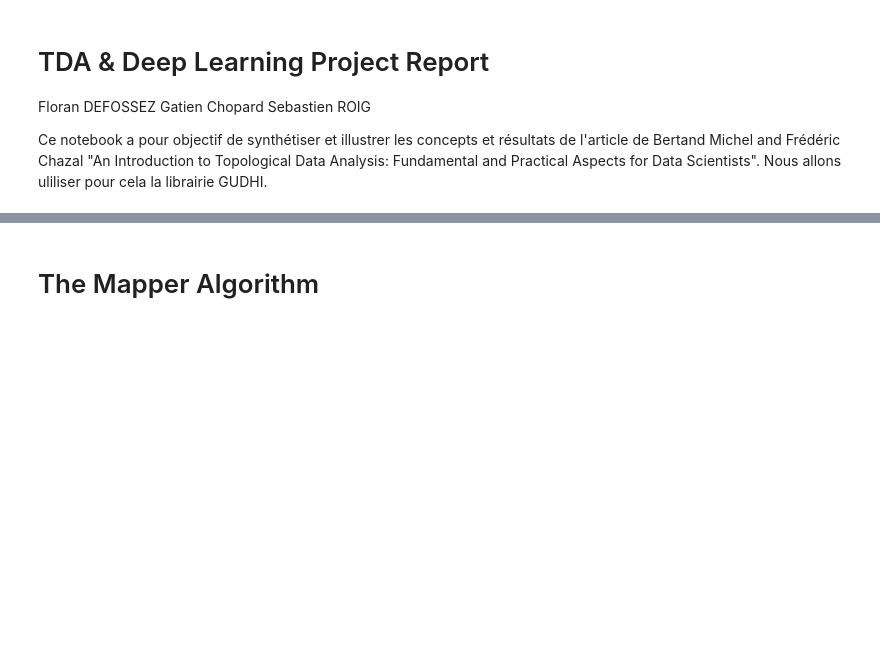
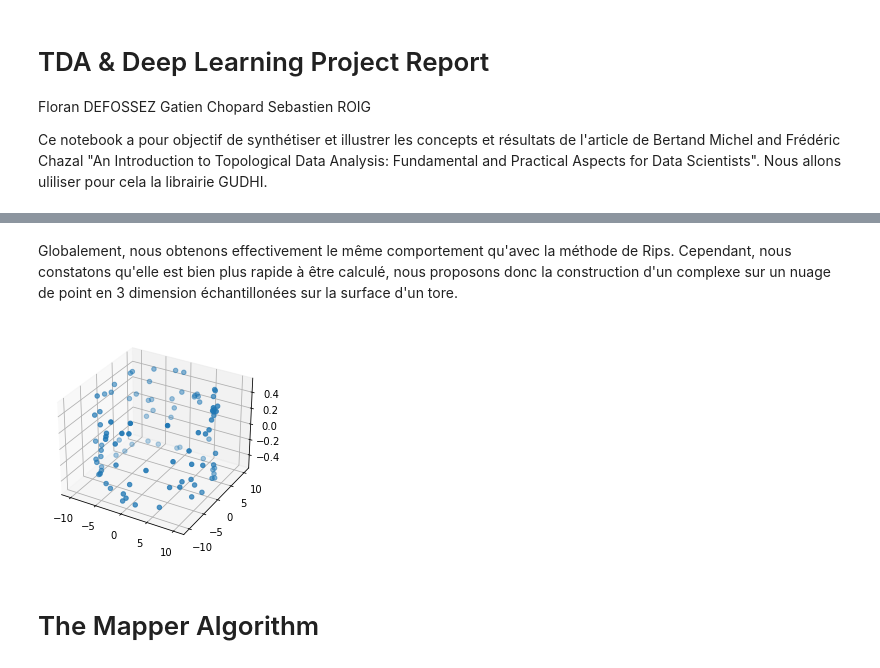
Before and after one commit to florandefossez/TDA_project, a Jupyter notebook: report.ipynb, the cells around one changed output, grey strips where cells are left out. Cells and saved outputs as stored; diff of their text form; code cells hidden in the pictures; blank space fills up the shorter version.

```diff
--- a/report.ipynb
+++ b/report.ipynb
@@ -37,3 +74,13 @@ plt.show()
+# %% [markdown]
+Globalement, nous obtenons effectivement le même comportement qu'avec la méthode de Rips. Cependant, nous constatons qu'elle est bien plus rapide à être calculé, nous proposons donc la construction d'un complexe sur un nuage de point en 3 dimension échantillonées sur la surface d'un tore.
+# %%
+points = torus(100,10,0.5)
+
+fig = plt.figure()
+ax = fig.add_subplot(projection='3d')
+l = ax.scatter(points[:, 0], points[:, 1], points[:, 2])
+# %% [output]
+[figure, added]
 # %% [markdown]
 # The Mapper Algorithm
 # %% [markdown]
```
Also changed, not shown: parts of 5 cells of this notebook, 1 other file.
